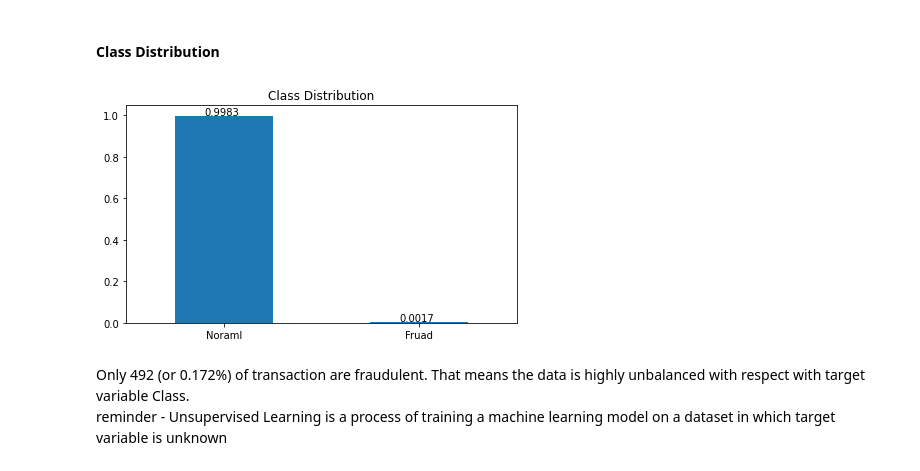
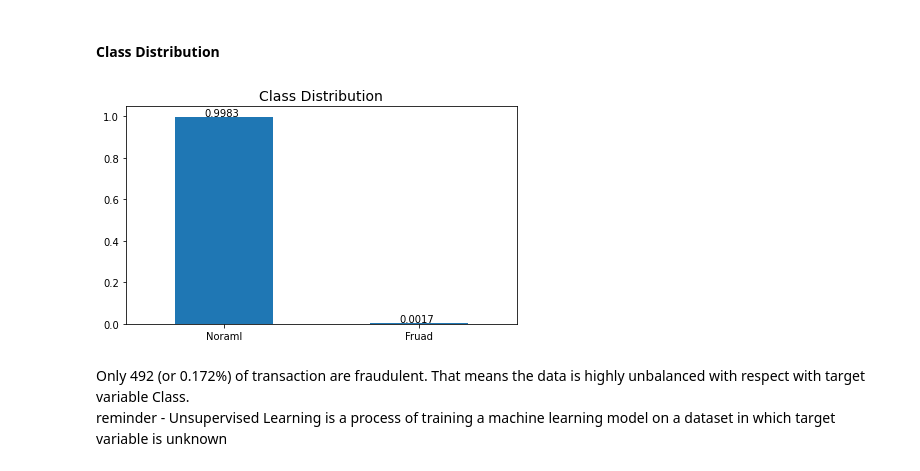
Before and after one commit to shon-otmazgin/transactions-anomaly-detection-unsupervised-learning, a Jupyter notebook: notebooks/Transactions Anomaly Detection with Unsupervised Learning .ipynb, the cells around one changed output. Drawn from its saved outputs; the diff is of its cells as text; code cells hidden in the pictures.

```diff
--- a/notebooks/Transactions Anomaly Detection with Unsupervised Learning .ipynb
+++ b/notebooks/Transactions Anomaly Detection with Unsupervised Learning .ipynb
@@ -86,16 +84,15 @@ There is no missing data in the entire dataset.
 # %% [markdown]
 #### Class Distribution
 # %%
-class_dist = df['Class'].value_counts(normalize=True)
-class_dist.index = ['Noraml', 'Fruad']
-ax = class_dist.plot(kind='bar', title='Class Distribution',  figsize=(7,4))
+ax = df['Class'].value_counts(normalize=True).plot(kind='bar',  figsize=(7,4))
 for i, v in enumerate(class_dist.values):
     ax.text(i - 0.1, v + 0.005, str(round(v, 4)))
+ax.set_xticklabels(['Noraml', 'Fruad'],rotation=0)
+ax.set_title('Class Distribution', fontsize=14)
 
-plt.xticks(rotation=0)
 plt.show()
 # %% [output]
-[figure, old version]
+[figure, new version]
 # %% [markdown]
 Only 492 (or 0.172%) of transaction are fraudulent. That means the data is highly unbalanced with respect with target variable Class.
 reminder - Unsupervised Learning is a process of training a machine learning model on a dataset in which target variable is unknown
```
Also changed, not shown: parts of 23 cells of this notebook.
